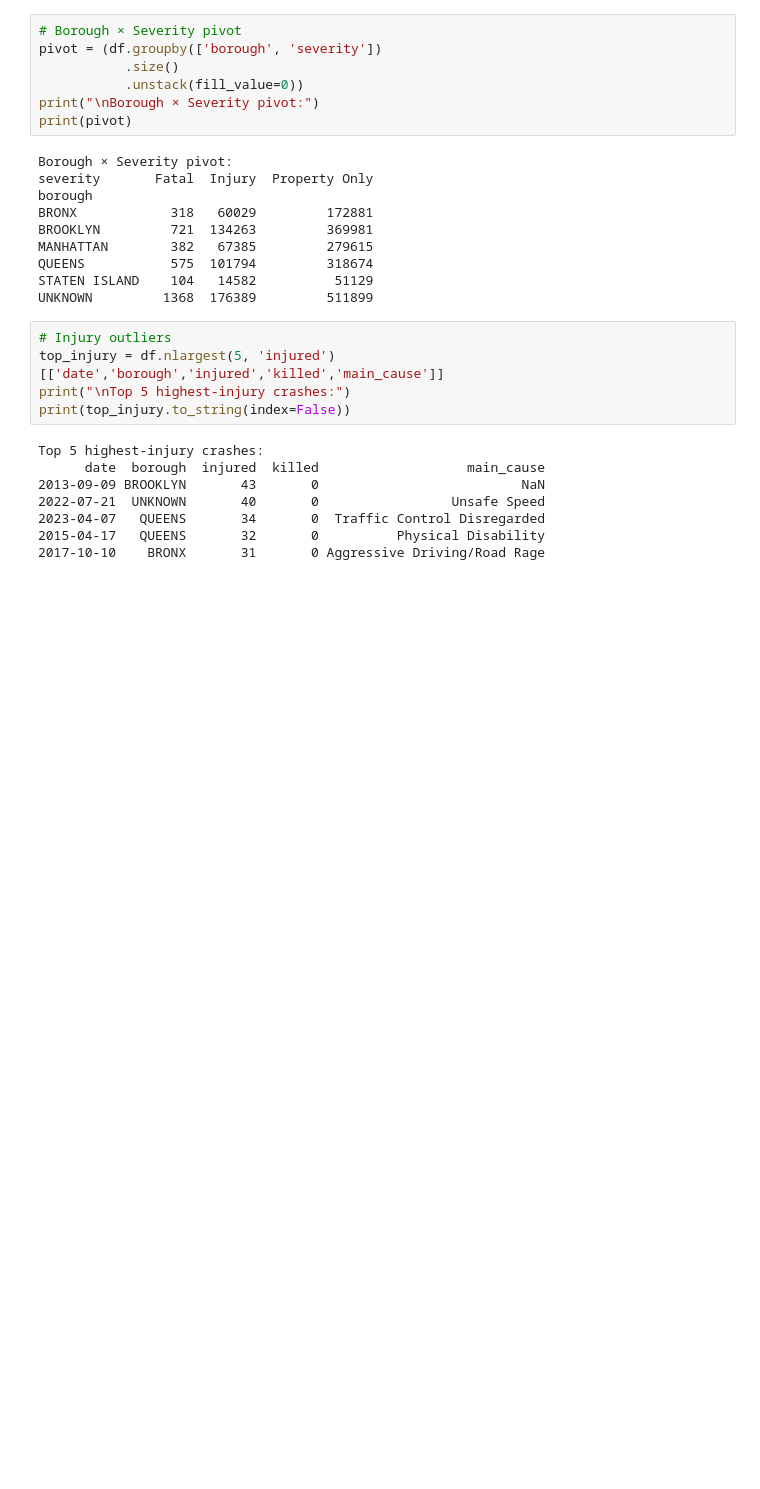
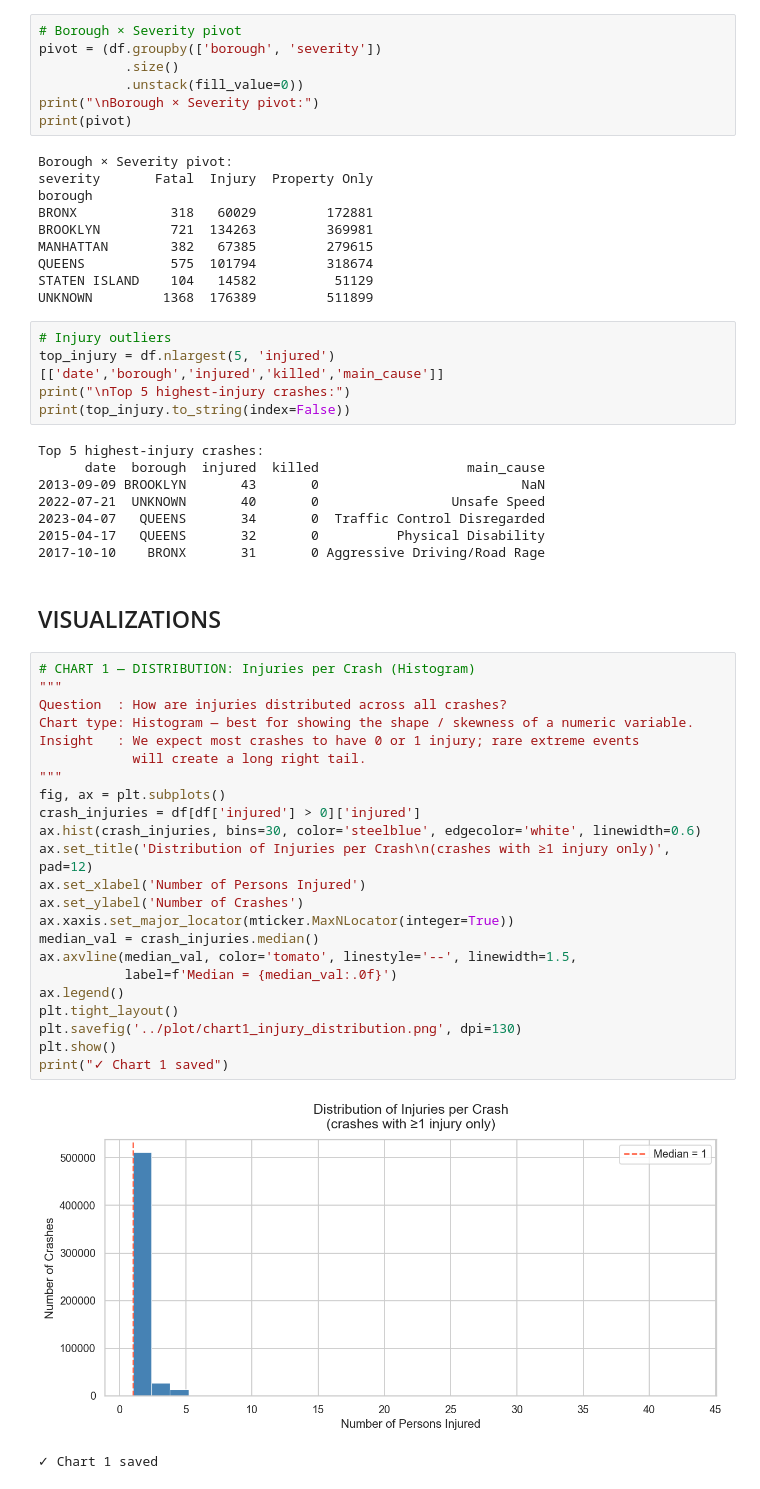
Before and after one commit to nayalys/DA_M2_Week1, a Jupyter notebook: notebook/nyc-crashes-exploration.ipynb, the cells around one changed output. Cells and saved outputs as stored; diff of their text form; blank space fills up the shorter version.

Commit message:
inclusion of histogram, bar and line charts

```diff
--- a/notebook/nyc-crashes-exploration.ipynb
+++ b/notebook/nyc-crashes-exploration.ipynb
@@ -687,3 +687,31 @@ Top 5 highest-injury crashes:
 2023-04-07   QUEENS       34       0  Traffic Control Disregarded
 2015-04-17   QUEENS       32       0          Physical Disability
 2017-10-10    BRONX       31       0 Aggressive Driving/Road Rage
+# %% [markdown]
+## VISUALIZATIONS
+# %%
+# CHART 1 — DISTRIBUTION: Injuries per Crash (Histogram)
+"""
+Question  : How are injuries distributed across all crashes?
+Chart type: Histogram — best for showing the shape / skewness of a numeric variable.
+Insight   : We expect most crashes to have 0 or 1 injury; rare extreme events
+            will create a long right tail.
+"""
+fig, ax = plt.subplots()
+crash_injuries = df[df['injured'] > 0]['injured']
+ax.hist(crash_injuries, bins=30, color='steelblue', edgecolor='white', linewidth=0.6)
+ax.set_title('Distribution of Injuries per Crash\n(crashes with ≥1 injury only)', pad=12)
+ax.set_xlabel('Number of Persons Injured')
+ax.set_ylabel('Number of Crashes')
+ax.xaxis.set_major_locator(mticker.MaxNLocator(integer=True))
+median_val = crash_injuries.median()
+ax.axvline(median_val, color='tomato', linestyle='--', linewidth=1.5,
+           label=f'Median = {median_val:.0f}')
+ax.legend()
+plt.tight_layout()
+plt.savefig('../plot/chart1_injury_distribution.png', dpi=130)
+plt.show()
+print("✓ Chart 1 saved")
+# %% [output]
+[figure, added]
+✓ Chart 1 saved
```
Also changed, not shown: parts of 3 cells of this notebook.
